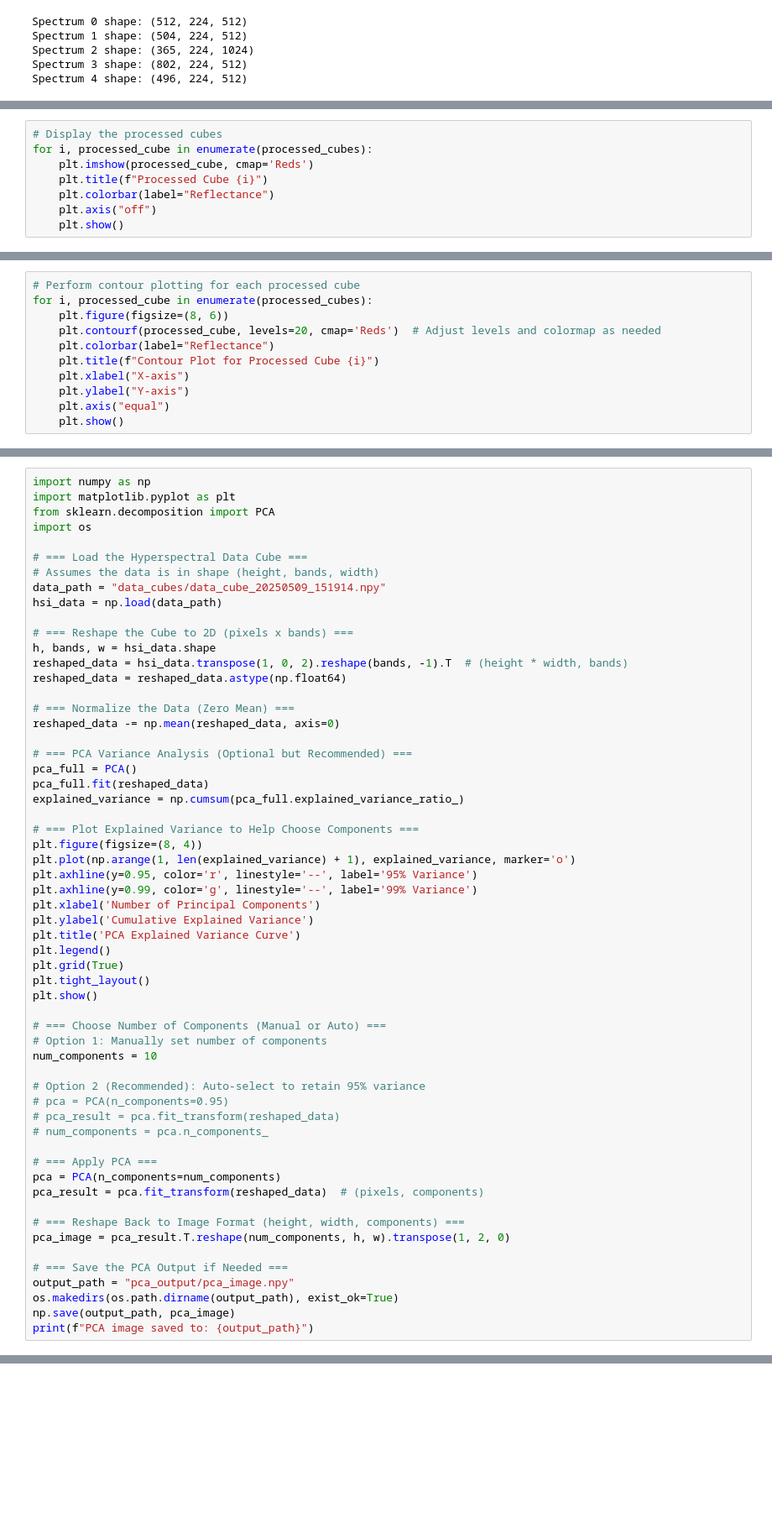
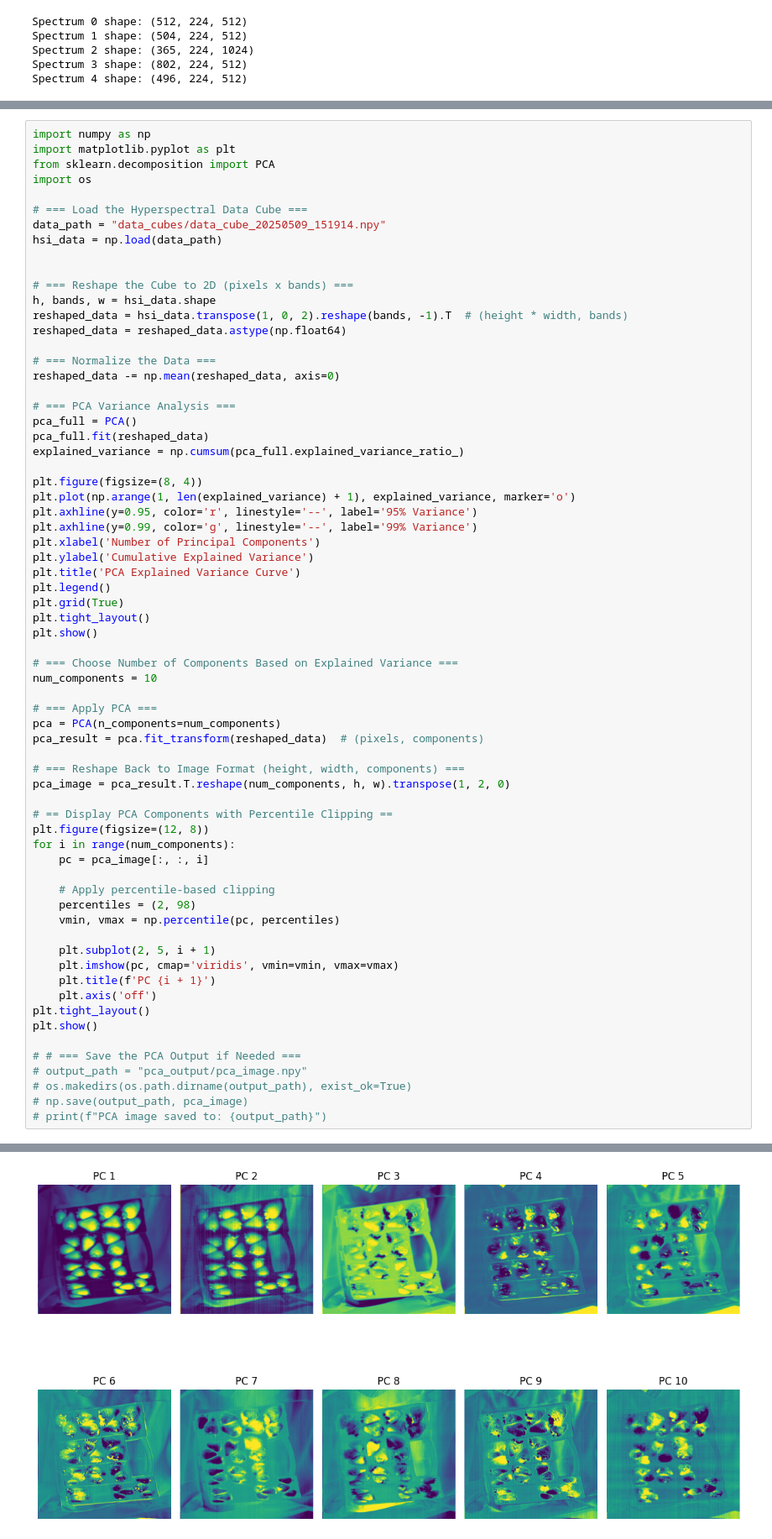
Before and after one commit to Hezengin/HSI-Sortingsystem, a Jupyter notebook: hsi_data_analysis.ipynb, the cells around one changed output, grey strips where cells are left out. Shown at 84% size. Drawn from its saved outputs; the diff is of its cells as text; blank space fills up the shorter version.

```diff
--- a/hsi_data_analysis.ipynb
+++ b/hsi_data_analysis.ipynb
@@ -478,8 +249,0 @@ for cube in data_cubes:
-# %%
-# Display the processed cubes
-for i, processed_cube in enumerate(processed_cubes):
-    plt.imshow(processed_cube, cmap='Reds')
-    plt.title(f"Processed Cube {i}")
-    plt.colorbar(label="Reflectance")
-    plt.axis("off")
-    plt.show()
@@ -492,11 +249,0 @@ for i, processed_cube in enumerate(processed_cubes):
-# %%
-# Perform contour plotting for each processed cube
-for i, processed_cube in enumerate(processed_cubes):
-    plt.figure(figsize=(8, 6))
-    plt.contourf(processed_cube, levels=20, cmap='Reds')  # Adjust levels and colormap as needed
-    plt.colorbar(label="Reflectance")
-    plt.title(f"Contour Plot for Processed Cube {i}")
-    plt.xlabel("X-axis")
-    plt.ylabel("Y-axis")
-    plt.axis("equal")
-    plt.show()
@@ -513,24 +254,23 @@ from sklearn.decomposition import PCA
 import os
 
 # === Load the Hyperspectral Data Cube ===
-# Assumes the data is in shape (height, bands, width)
 data_path = "data_cubes/data_cube_20250509_151914.npy"
 hsi_data = np.load(data_path)
+
 
 # === Reshape the Cube to 2D (pixels x bands) ===
 h, bands, w = hsi_data.shape
 reshaped_data = hsi_data.transpose(1, 0, 2).reshape(bands, -1).T  # (height * width, bands)
 reshaped_data = reshaped_data.astype(np.float64)
 
-# === Normalize the Data (Zero Mean) ===
+# === Normalize the Data ===
 reshaped_data -= np.mean(reshaped_data, axis=0)
 
-# === PCA Variance Analysis (Optional but Recommended) ===
+# === PCA Variance Analysis ===
 pca_full = PCA()
 pca_full.fit(reshaped_data)
 explained_variance = np.cumsum(pca_full.explained_variance_ratio_)
 
-# === Plot Explained Variance to Help Choose Components ===
 plt.figure(figsize=(8, 4))
 plt.plot(np.arange(1, len(explained_variance) + 1), explained_variance, marker='o')
 plt.axhline(y=0.95, color='r', linestyle='--', label='95% Variance')
@@ -543,14 +283,8 @@ plt.grid(True)
 plt.tight_layout()
 plt.show()
 
-# === Choose Number of Components (Manual or Auto) ===
-# Option 1: Manually set number of components
+# === Choose Number of Components Based on Explained Variance ===
 num_components = 10
-
-# Option 2 (Recommended): Auto-select to retain 95% variance
-# pca = PCA(n_components=0.95)
-# pca_result = pca.fit_transform(reshaped_data)
-# num_components = pca.n_components_
 
 # === Apply PCA ===
 pca = PCA(n_components=num_components)
@@ -559,10 +293,26 @@ pca_result = pca.fit_transform(reshaped_data)  # (pixels, components)
 # === Reshape Back to Image Format (height, width, components) ===
 pca_image = pca_result.T.reshape(num_components, h, w).transpose(1, 2, 0)
 
-# === Save the PCA Output if Needed ===
-output_path = "pca_output/pca_image.npy"
-os.makedirs(os.path.dirname(output_path), exist_ok=True)
-np.save(output_path, pca_image)
-print(f"PCA image saved to: {output_path}")
+# == Display PCA Components with Percentile Clipping ==
+plt.figure(figsize=(12, 8))
+for i in range(num_components):
+    pc = pca_image[:, :, i]
+
+    # Apply percentile-based clipping
+    percentiles = (2, 98)
+    vmin, vmax = np.percentile(pc, percentiles)
+
+    plt.subplot(2, 5, i + 1)
+    plt.imshow(pc, cmap='viridis', vmin=vmin, vmax=vmax)
+    plt.title(f'PC {i + 1}')
+    plt.axis('off')
+plt.tight_layout()
+plt.show()
+
+# # === Save the PCA Output if Needed ===
+# output_path = "pca_output/pca_image.npy"
+# os.makedirs(os.path.dirname(output_path), exist_ok=True)
+# np.save(output_path, pca_image)
+# print(f"PCA image saved to: {output_path}")
 # %% [output]
 [figure]
@@ -569,0 +319 @@ PCA image saved to: pca_output/pca_image.npy
+[figure, added]
```
Also changed, not shown: parts of 25 cells of this notebook.
